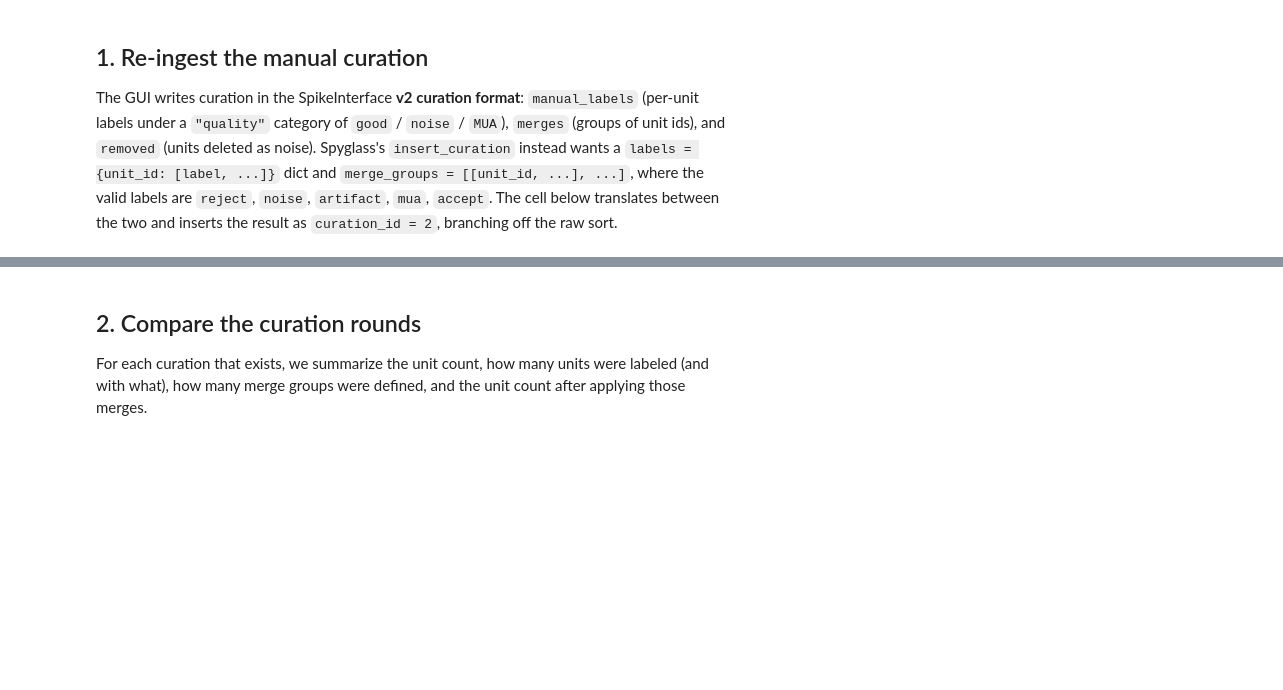
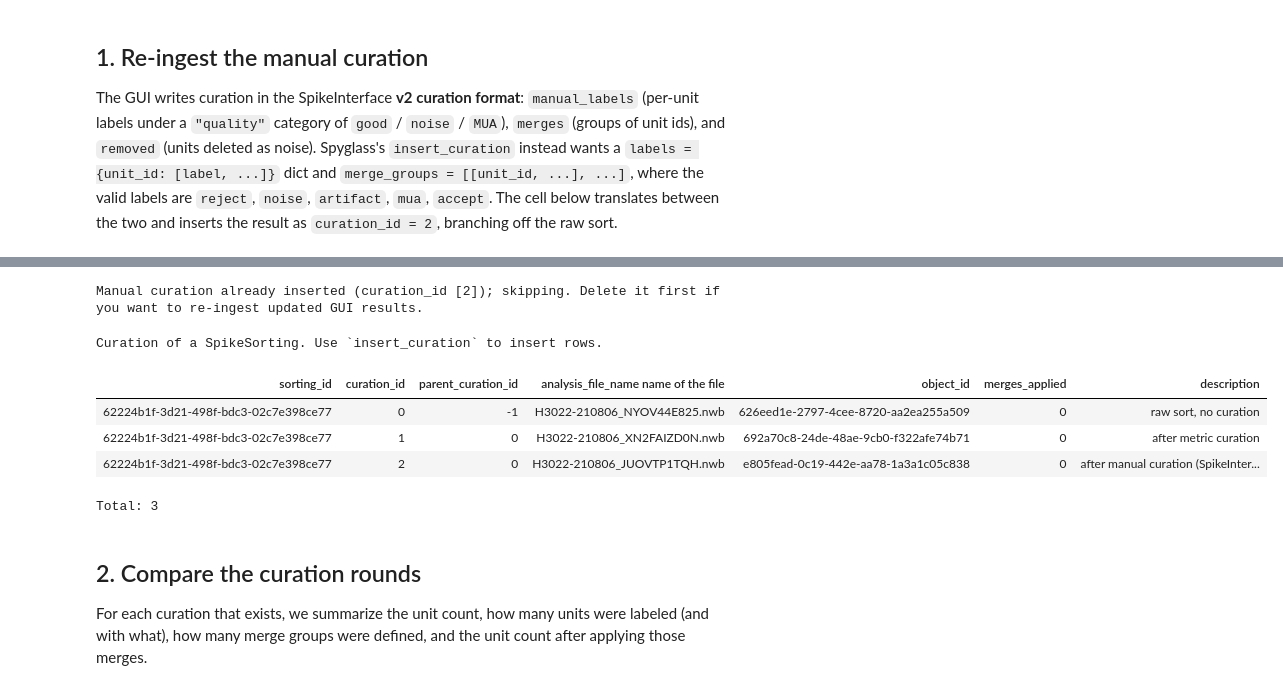
Before and after one commit to Wood-Dudchenko-lab/woodsort, a Jupyter notebook: pipelines_sorting/Pipeline_Spyglass_CompareCurations.ipynb, the cells around one changed output, grey strips where cells are left out. Cells and saved outputs as stored; diff of their text form; code cells hidden in the pictures; blank space fills up the shorter version.

```diff
--- a/pipelines_sorting/Pipeline_Spyglass_CompareCurations.ipynb
+++ b/pipelines_sorting/Pipeline_Spyglass_CompareCurations.ipynb
@@ -134,12 +146,30 @@ print(f"manual merge groups: {merge_groups}")
 # %%
-sgs.CurationV1.insert_curation(
-    sorting_id=sorting_id,
-    parent_curation_id=0,
-    labels=labels or None,
-    merge_groups=merge_groups or None,
-    description="after manual curation (SpikeInterface GUI)",
-)
+# `insert_curation` always appends a new curation_id (it only de-dupes the raw parent=-1 case), so
+# re-running this cell would keep stacking identical "manual" curations. Guard against that.
+manual_description = "after manual curation (SpikeInterface GUI)"
+existing_manual = sgs.CurationV1 & {"sorting_id": sorting_id, "description": manual_description}
+if existing_manual:
+    print(
+        f"Manual curation already inserted (curation_id {list(existing_manual.fetch('curation_id'))}); "
+        "skipping. Delete it first if you want to re-ingest updated GUI results."
+    )
+else:
+    sgs.CurationV1.insert_curation(
+        sorting_id=sorting_id,
+        parent_curation_id=0,
+        labels=labels or None,
+        merge_groups=merge_groups or None,
+        description=manual_description,
+    )
 sgs.CurationV1 & {"sorting_id": sorting_id}
+# %% [output]
+Manual curation already inserted (curation_id [2]); skipping. Delete it first if you want to re-ingest updated GUI results.
+Curation of a SpikeSorting. Use `insert_curation` to insert rows.
+| sorting_id | curation_id | parent_curation_id | analysis_file_name name of the file | object_id | merges_applied | description |
+| 62224b1f-3d21-498f-bdc3-02c7e398ce77 | 0 | -1 | H3022-210806_NYOV44E825.nwb | 626eed1e-2797-4cee-8720-aa2ea255a509 | 0 | raw sort, no curation |
+| 62224b1f-3d21-498f-bdc3-02c7e398ce77 | 1 | 0 | H3022-210806_XN2FAIZD0N.nwb | 692a70c8-24de-48ae-9cb0-f322afe74b71 | 0 | after metric curation |
+| 62224b1f-3d21-498f-bdc3-02c7e398ce77 | 2 | 0 | H3022-210806_JUOVTP1TQH.nwb | e805fead-0c19-442e-aa78-1a3a1c05c838 | 0 | after manual curation (SpikeInter... |
+Total: 3
 # %% [markdown]
 ## 2. Compare the curation rounds
 
```
Also changed, not shown: parts of 7 cells of this notebook, 2 other files.
